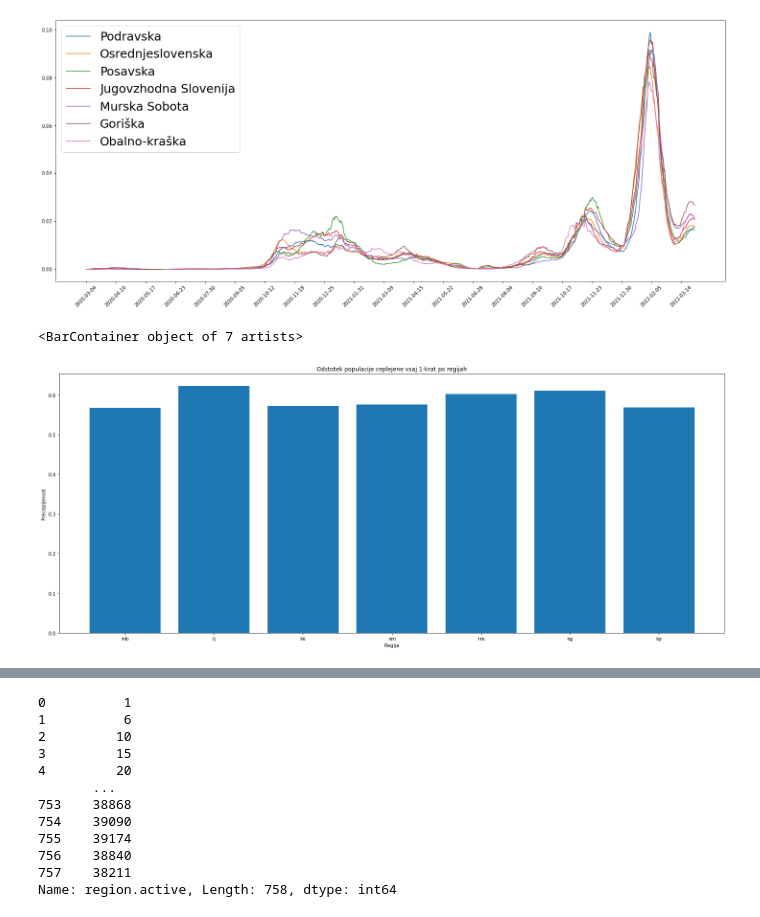
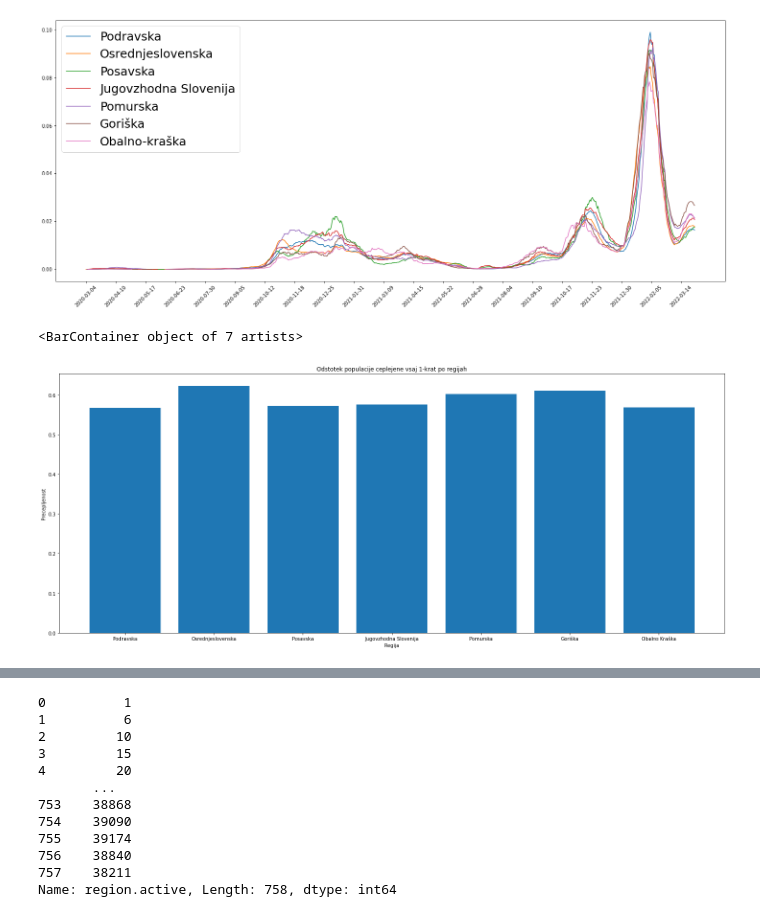
Before and after one commit to SerugaDavid/PR21DSZHMM, a Jupyter notebook: Regije_cepleni.ipynb, the cells around one changed output, grey strips where cells are left out. Cells and saved outputs as stored; diff of their text form; code cells hidden in the pictures.

```diff
--- a/Regije_cepleni.ipynb
+++ b/Regije_cepleni.ipynb
@@ -67,7 +72,7 @@ plt.plot(x,y, label = "Podravska")
 plt.plot(x,y2, label = "Osrednjeslovenska")
 plt.plot(x,y3, label = "Posavska")
 plt.plot(x,y4, label = "Jugovzhodna Slovenija")
-plt.plot(x,y5, label = "Murska Sobota")
+plt.plot(x,y5, label = "Pomurska")
 plt.plot(x,y6, label = "Goriška")
 plt.plot(x,y7, label = "Obalno-kraška")
 
@@ -87,7 +92,7 @@ plt.show()
 #x = aktivnih[['date','region.mb.active']].fillna(0)
 #x
 # %% [output]
-[figure, old version]
+[figure, new version]
 # %%
 from collections import defaultdict
 percantage_cepiva = pd.DataFrame()
@@ -98,13 +103,13 @@ zadnji = cepiva_po_regijah.iloc[-1:]
 
 zadnji
 
-percantage_cepiva['mb'] = zadnji["vaccination.region.mb.1st.todate"].div(328469)
-percantage_cepiva['lj'] = zadnji["vaccination.region.lj.1st.todate"].div(555948)
-percantage_cepiva['kk'] = zadnji["vaccination.region.kk.1st.todate"].div(75928)
-percantage_cepiva['nm'] = zadnji["vaccination.region.nm.1st.todate"].div(145923)
-percantage_cepiva['ms'] = zadnji["vaccination.region.ms.1st.todate"].div(114725)
-percantage_cepiva['ng'] = zadnji["vaccination.region.ng.1st.todate"].div(118525)
-percantage_cepiva['kp'] = zadnji["vaccination.region.kp.1st.todate"].div(118389)
+percantage_cepiva['Podravska'] = zadnji["vaccination.region.mb.1st.todate"].div(328469)
+percantage_cepiva['Osrednjeslovenska'] = zadnji["vaccination.region.lj.1st.todate"].div(555948)
+percantage_cepiva['Posavska'] = zadnji["vaccination.region.kk.1st.todate"].div(75928)
+percantage_cepiva['Jugovzhodna Slovenija'] = zadnji["vaccination.region.nm.1st.todate"].div(145923)
+percantage_cepiva['Pomurska'] = zadnji["vaccination.region.ms.1st.todate"].div(114725)
+percantage_cepiva['Goriška'] = zadnji["vaccination.region.ng.1st.todate"].div(118525)
+percantage_cepiva['Obalno Kraška'] = zadnji["vaccination.region.kp.1st.todate"].div(118389)
 
 #RABIS ZADNJE VRSTICE IN NARDIS PROCENT NA REGIJO PRECEPLEJNOSTI....
 
@@ -114,7 +119,7 @@ slovar = defaultdict(float)
 
 #plt.bar(*zip(*percantage_cepiva.items()))
 
-regije = ["mb","lj","kk","nm","ms","ng","kp"]
+regije = ["Podravska","Osrednjeslovenska","Posavska","Jugovzhodna Slovenija","Pomurska","Goriška","Obalno Kraška"]
 
 for regija in regije:
    slovar[regija] = percantage_cepiva[regija]
@@ -134,34 +139,34 @@ plt.xlabel("Regija")
 plt.ylabel("Precepljenost")
 
 plt.bar(regije,seznam2)
 
 
 #for i,regija in enumerate(regije):
 #   slovar[regija] = seznam[0[i]]
 
 
 #slovar
 #yikes = ["vaccination.region.mb.1st.todate","vaccination.region.lj.1st.todate","vaccination.region.kk.1st.todate",]
 
 #percantage_cepiva["date"] = cepiva_po_regijah["date"]
 
 #for regija in regije:
    # percantage_cepiva[regija] =
 
 
 #percantage_cepiva
 
 
 #percantage_cepiva['mb'] = percantage_cepiva['region.mb.active'].div(328469)
 #percantage_cepiva['lj'] = percantage_cepiva['region.lj.active'].div(555948)
 #percantage_cepiva['kk'] = percantage_cepiva['region.kk.active'].div(75928)
 #percantage_cepiva['nm'] = percantage_cepiva['region.nm.active'].div(145923)
 #percantage_cepiva['ms'] = percantage_cepiva['region.ms.active'].div(114725)
 #percantage_cepiva['ng'] = percantage_cepiva['region.ng.active'].div(118525)
 #percantage_cepiva['kp'] = percantage_cepiva['region.kp.active'].div(118389)
 # %% [output]
 <BarContainer object of 7 artists>
-[figure, old version]
+[figure, new version]
 # %%
 list(cepiva_po_regijah)
 # %% [output]
```
Also changed, not shown: parts of 1 cell of this notebook, 4 other files.
